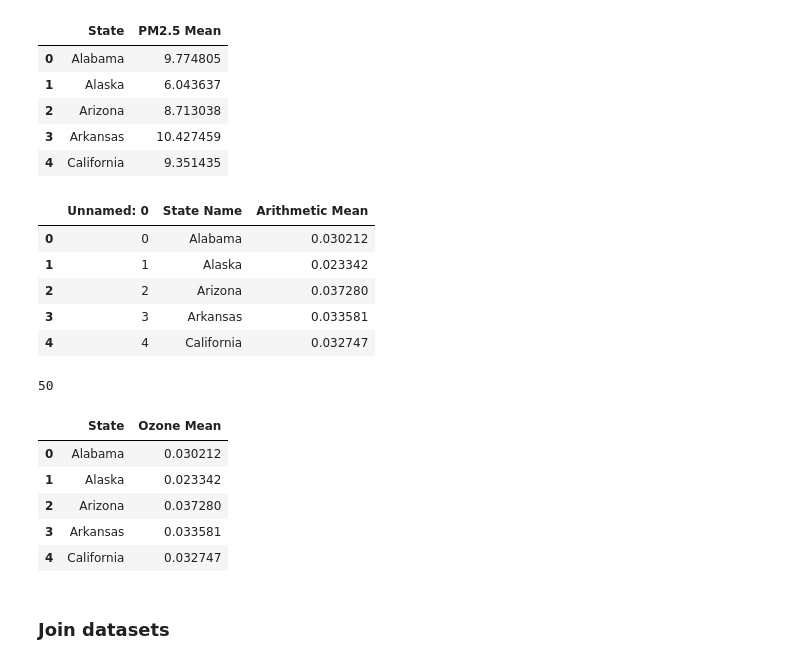
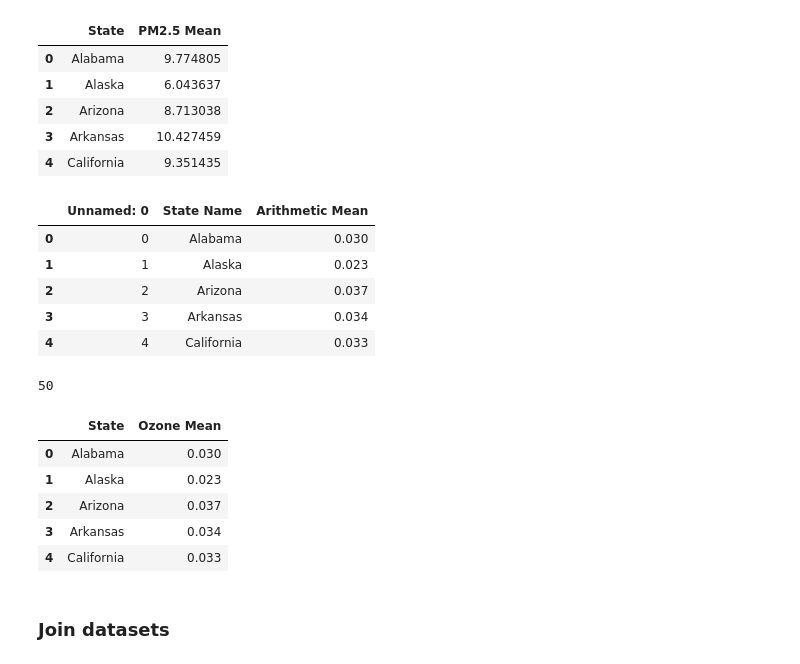
Before and after one commit to mjlaw/FIT_capstone, a Jupyter notebook: Jupyter_notebooks/Air Quality and Asthma.ipynb, the cells around one changed output. Drawn from its saved outputs; the diff is of its cells as text; code cells hidden in the pictures.

```diff
--- a/Jupyter_notebooks/Air Quality and Asthma.ipynb
+++ b/Jupyter_notebooks/Air Quality and Asthma.ipynb
@@ -116,15 +112,15 @@ pm25States.head()
 | 3 | Arkansas | 10.427459 |
 | 4 | California | 9.351435 |
 # %%
-ozoneStates = pd.read_csv('C:\\Users\\Mary\\CIS5898\\FIT_capstone\\44201_2012_byState.csv')
+ozoneStates = pd.read_csv('C:\\Users\\Mary\\CIS5898\\FIT_capstone\\44201_2012_byState_Rounded3.csv')
 ozoneStates.head()
 # %% [output]
 |  | Unnamed: 0 | State Name | Arithmetic Mean |
-| 0 | 0 | Alabama | 0.030212 |
-| 1 | 1 | Alaska | 0.023342 |
-| 2 | 2 | Arizona | 0.037280 |
-| 3 | 3 | Arkansas | 0.033581 |
-| 4 | 4 | California | 0.032747 |
+| 0 | 0 | Alabama | 0.030 |
+| 1 | 1 | Alaska | 0.023 |
+| 2 | 2 | Arizona | 0.037 |
+| 3 | 3 | Arkansas | 0.034 |
+| 4 | 4 | California | 0.033 |
 # %%
 len(ozoneStates)
 # %% [output]
@@ -139,11 +135,11 @@ ozoneStates = ozoneStates.drop(columns = 'Unnamed: 0')
 ozoneStates.head()
 # %% [output]
 |  | State | Ozone Mean |
-| 0 | Alabama | 0.030212 |
-| 1 | Alaska | 0.023342 |
-| 2 | Arizona | 0.037280 |
-| 3 | Arkansas | 0.033581 |
-| 4 | California | 0.032747 |
+| 0 | Alabama | 0.030 |
+| 1 | Alaska | 0.023 |
+| 2 | Arizona | 0.037 |
+| 3 | Arkansas | 0.034 |
+| 4 | California | 0.033 |
 # %% [markdown]
 ### Join datasets
 # %% [markdown]
```
Also changed, not shown: parts of 51 cells of this notebook.
